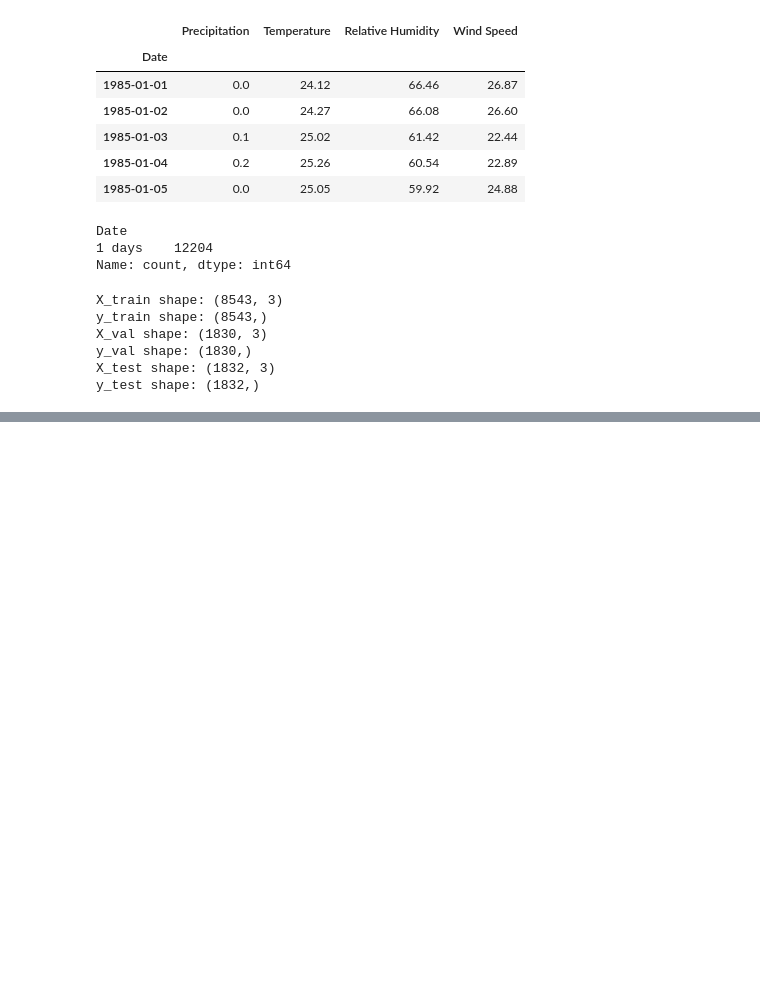
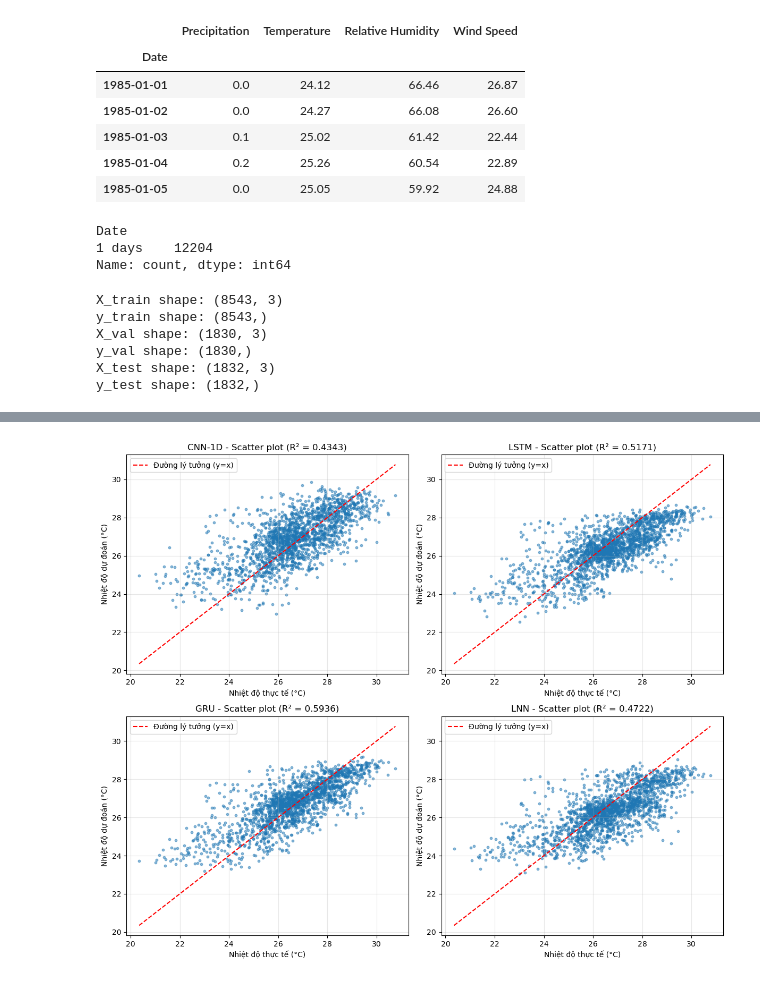
Before and after one commit to Tranngoc21/HN_DATN, a Jupyter notebook: 07.Model Comparison.ipynb, the cells around one changed output, grey strips where cells are left out. Saved outputs shown, nothing was run; the diff lists cells and outputs as text; code cells hidden in the pictures; blank space fills up the shorter version.

```diff
--- a/07.Model Comparison.ipynb
+++ b/07.Model Comparison.ipynb
@@ -260,0 +372,32 @@ plt.show()
+# %%
+#### Scatter plot - Ma trận tương quan dự đoán
+fig, axes = plt.subplots(2, 2, figsize=(12, 10))
+# fig, axes = plt.subplots(1,3, figsize=(10,5))
+axes = axes.flatten()
+
+models_data = [
+    ("CNN-1D", y_pred_cnn, results["CNN-1D"][3]),
+    ("LSTM", y_pred_lstm, results["LSTM"][3]),
+    ("GRU", y_pred_gru, results["GRU"][3]),
+    ("LNN", y_pred_lnn, results["LNN"][3])
+]
+
+for idx, (name, y_pred, r2) in enumerate(models_data):
+    ax = axes[idx]
+    ax.scatter(y_test_original, y_pred, alpha=0.5, s=10)
+
+    # Vẽ đường y=x
+    min_val = min(y_test_original.min(), y_pred.min())
+    max_val = max(y_test_original.max(), y_pred.max())
+    ax.plot([min_val, max_val], [min_val, max_val], 'r--', label='Đường lý tưởng (y=x)')
+
+    ax.set_xlabel('Nhiệt độ thực tế (°C)')
+    ax.set_ylabel('Nhiệt độ dự đoán (°C)')
+    ax.set_title(f'{name} - Scatter plot (R² = {r2:.4f})')
+    ax.legend()
+    ax.grid(True, alpha=0.3)
+
+plt.tight_layout()
+plt.show()
+# %% [output]
+[figure, added]
```
Also changed, not shown: parts of 9 cells of this notebook, 1 other file.
